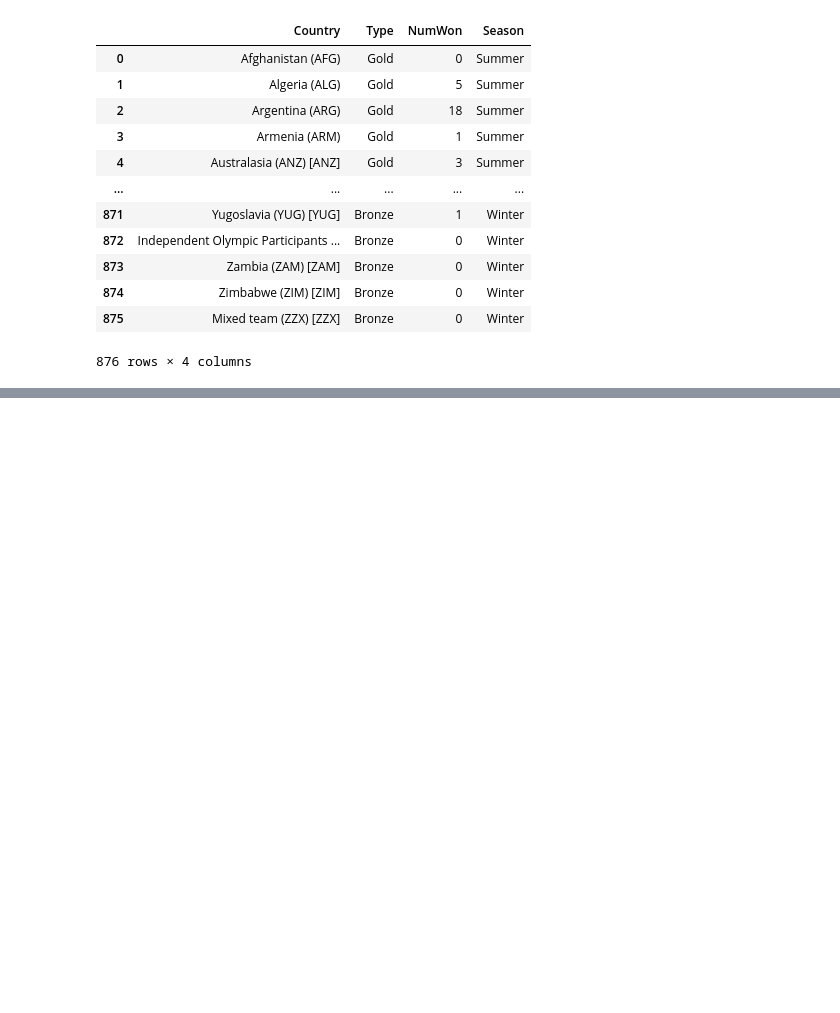
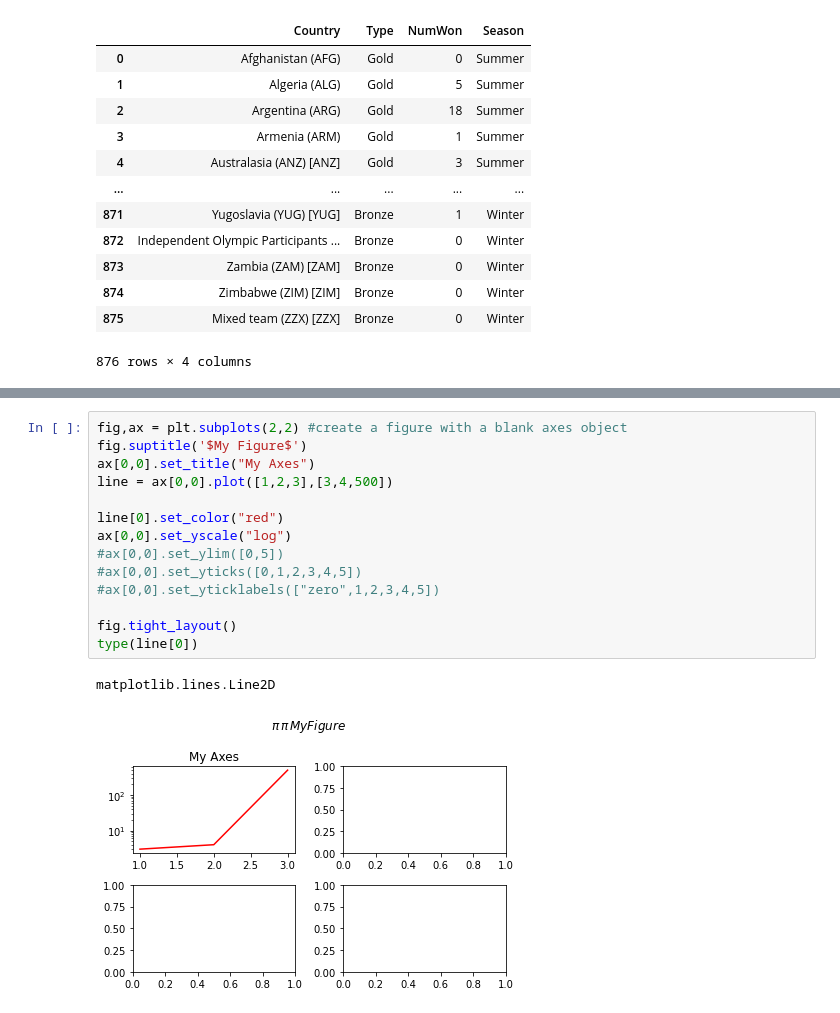
Before and after one commit to JohnsenClasses/elee2045sp22, a Jupyter notebook: tabular_data/olympics.ipynb, the cells around one changed output, grey strips where cells are left out. Drawn from its saved outputs; the diff is of its cells as text; blank space fills up the shorter version.

Commit message:
stuff from today, pandas plotting, a bit of seaborn, homework 4 info

```diff
--- a/tabular_data/olympics.ipynb
+++ b/tabular_data/olympics.ipynb
@@ -87,0 +89,17 @@ memory usage: 18.4+ KB
+# %%
+fig,ax = plt.subplots(2,2) #create a figure with a blank axes object
+fig.suptitle('$My Figure$')
+ax[0,0].set_title("My Axes")
+line = ax[0,0].plot([1,2,3],[3,4,500])
+
+line[0].set_color("red")
+ax[0,0].set_yscale("log")
+#ax[0,0].set_ylim([0,5])
+#ax[0,0].set_yticks([0,1,2,3,4,5])
+#ax[0,0].set_yticklabels(["zero",1,2,3,4,5])
+
+fig.tight_layout()
+type(line[0])
+# %% [output]
+matplotlib.lines.Line2D
+[figure, added]
```
Also changed, not shown: parts of 3 cells of this notebook, 2 other files.
